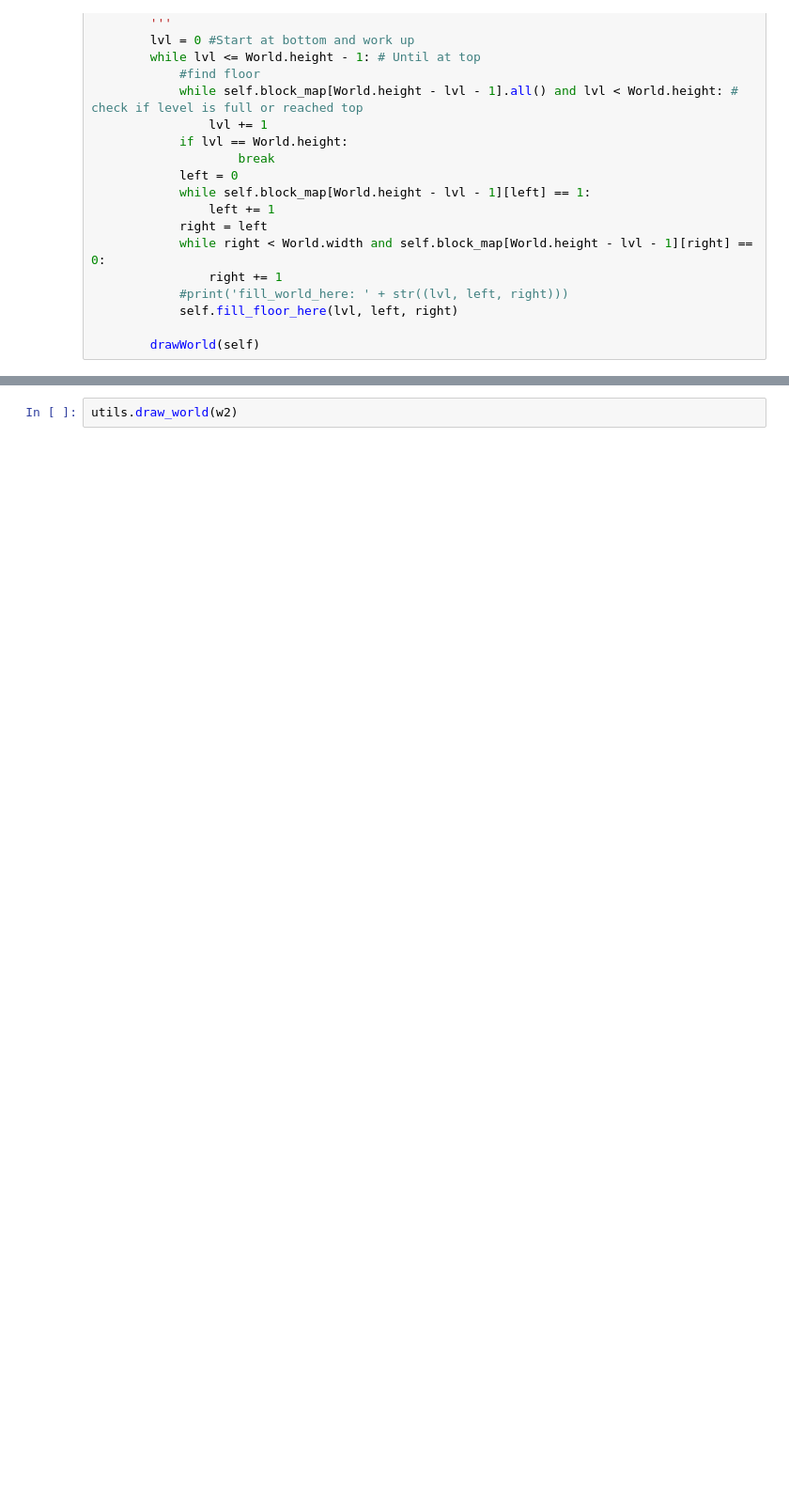
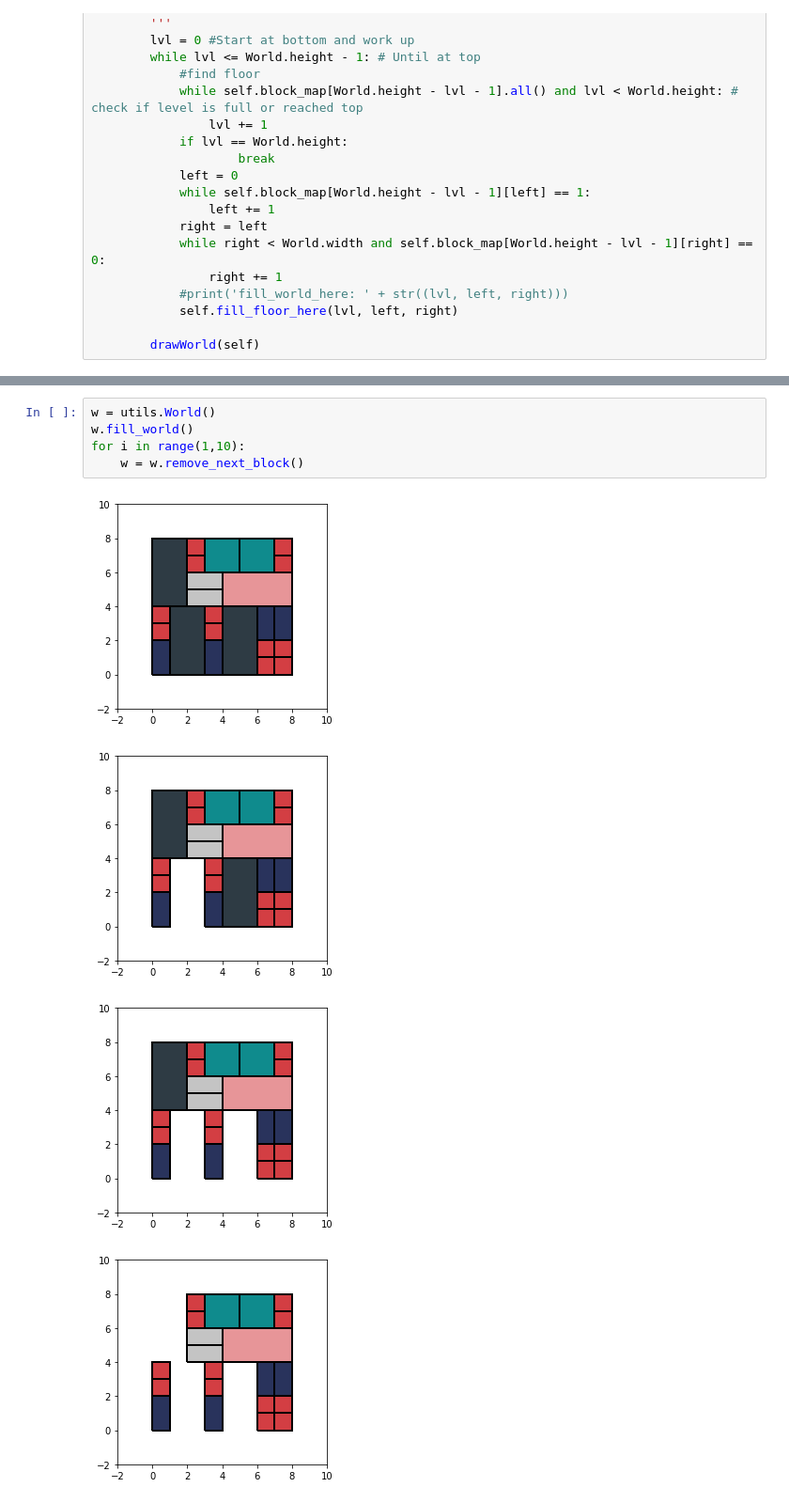
Before and after one commit to cogtoolslab/block_construction, a Jupyter notebook: stimuli/will/blockworld_generation.ipynb, the cells around one changed output, grey strips where cells are left out. Shown at 94% size. Saved outputs shown, nothing was run; the diff lists cells and outputs as text; blank space fills up the shorter version.

```diff
--- a/stimuli/will/blockworld_generation.ipynb
+++ b/stimuli/will/blockworld_generation.ipynb
@@ -258,2 +267,10 @@ for j in range(0,5):
-# %%
-utils.draw_world(w2)
+# %%
+w = utils.World()
+w.fill_world()
+for i in range(1,10):
+    w = w.remove_next_block()
+# %% [output]
+[figure, added]
+[figure, added]
+[figure, added]
+[figure, added]
```
Also changed, not shown: parts of 3 cells of this notebook, 1 other file.
